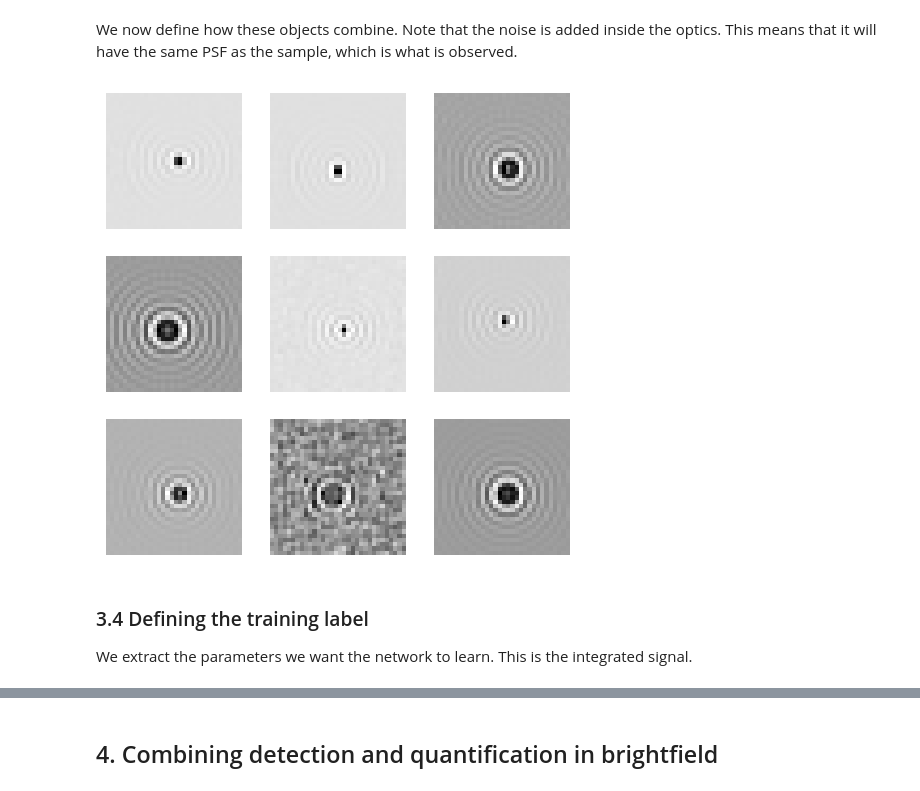
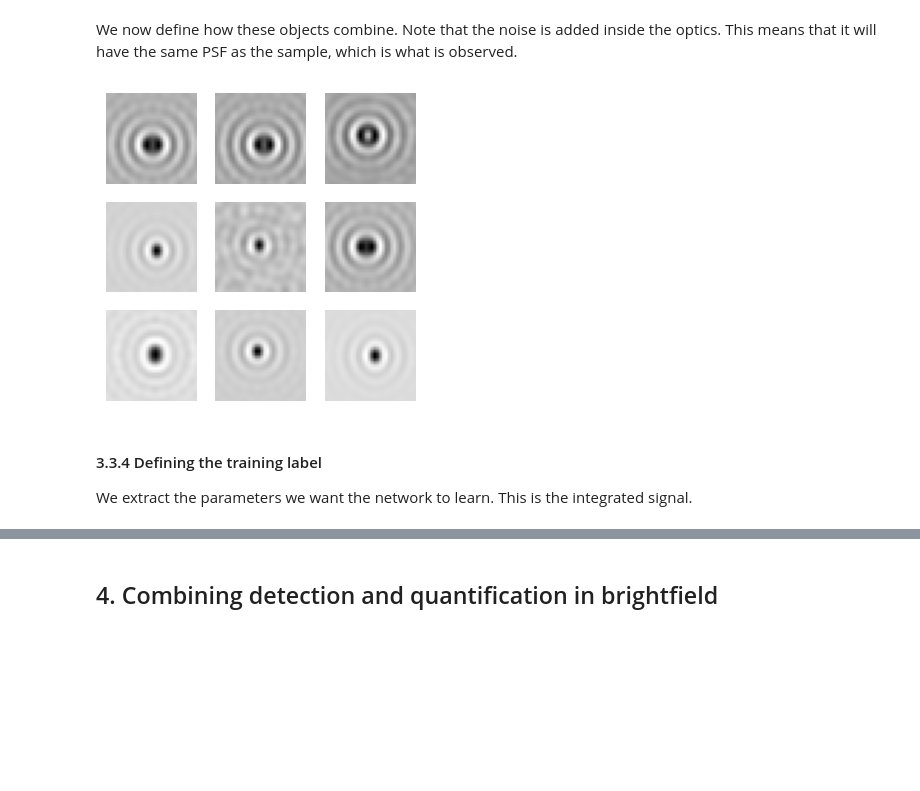
Before and after one commit to softmatterlab/OpticalCharacterizationNanoparticles, a Jupyter notebook: example_analysis/Brightfield_analysis.ipynb, the cells around one changed output, grey strips where cells are left out. Cells and saved outputs as stored; diff of their text form; code cells hidden in the pictures; blank space fills up the shorter version.

```diff
--- a/example_analysis/Brightfield_analysis.ipynb
+++ b/example_analysis/Brightfield_analysis.ipynb
@@ -617,13 +539,0 @@ plt.show()
-# %%
-#3x3 grid of augmented images
-plt.figure(figsize=(6, 6))
-for i in range(9):
-    validation_data = training_data.update()()
-    ground_truth_position = validation_data.get_property("position")
-
-    prediction = model.predict_and_pool(np.expand_dims(validation_data, axis = 0))
-
-    plt.subplot(3, 3, i+1)
-    plt.imshow(validation_data[...,0], cmap="gray")
-    plt.scatter(prediction[0, 1], prediction[:, 0], s=800, linewidths=4, marker="o", facecolors="none", edgecolors="darkblue")
-    plt.axis("off")
@@ -639,16 +539,0 @@ xxx
-# %%
-IMAGE_SIZE = 32
-NA = 1.3
-MAGNIFICATION = 1
-WAVELENGTH = 633e-9
-RESOLUTION = 2*1.14e-7
-# %%
-optics = dt.Brightfield(
-    NA=NA,
-    magnification=MAGNIFICATION,
-    wavelength=WAVELENGTH,
-    resolution=RESOLUTION,
-    return_field=True,
-    output_region=(0, 0, IMAGE_SIZE, IMAGE_SIZE),
-    illumination_angle = 0
-)
@@ -673,12 +556,12 @@ The noise is simulated as gaussian distributed noise, with independent real and
 # %%
 real_noise = dt.Gaussian(
     mu=0,
-    sigma=lambda: np.random.rand() * 0.02,
+    sigma=lambda: np.random.rand() * 0.03,
 )
 
 noise = real_noise >> dt.Gaussian(
     mu=0,
-    sigma=lambda real_sigma: real_sigma * 0.03j,
+    sigma=lambda real_sigma: real_sigma * 0.04j,
     real_sigma=real_noise.sigma
 )
 
@@ -702,16 +585,16 @@ clean_dataset = optics(particle) >> complex_to_float
 dataset = noisy_dataset & clean_dataset
 # %%
 #3x3 grid of augmented images
-plt.figure(figsize=(6, 6))
+plt.figure(figsize=(4, 4))
 for i in range(9):
     plt.subplot(3, 3, i+1)
     img = dataset.update().resolve()
     plt.imshow(img[0][...,1], cmap="gray")
     plt.axis('off')
 # %% [output]
-[figure, old version]
+[figure, new version]
 # %% [markdown]
-### 3.4 Defining the training label
+#### 3.3.4 Defining the training label
 
 We extract the parameters we want the network to learn. This is the integrated signal.
 # %%
```
Also changed, not shown: parts of 69 cells of this notebook.
